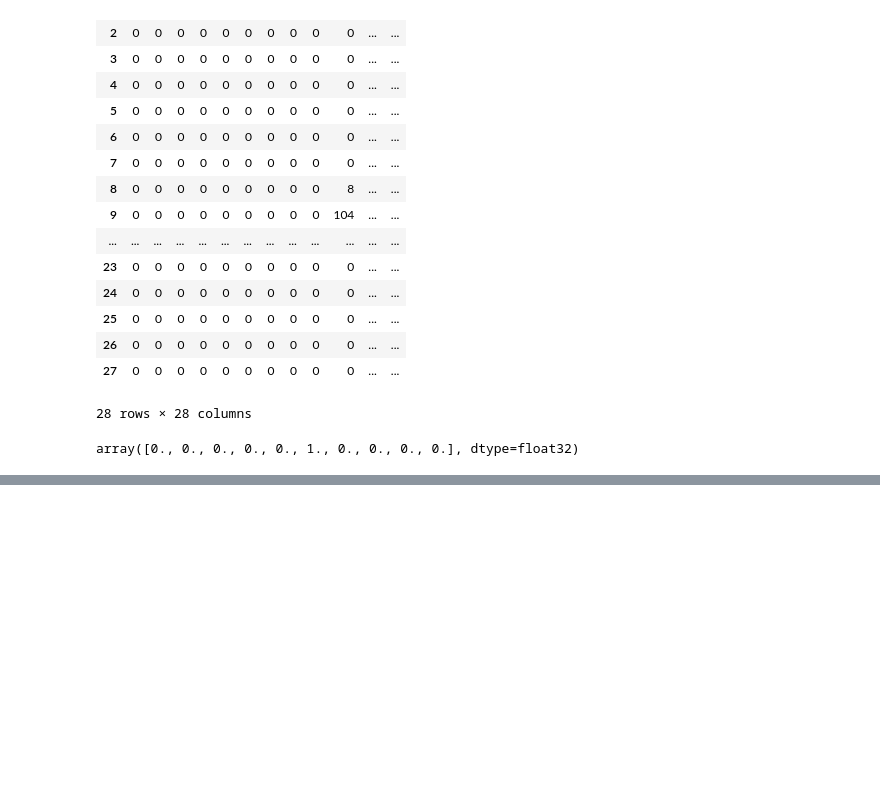
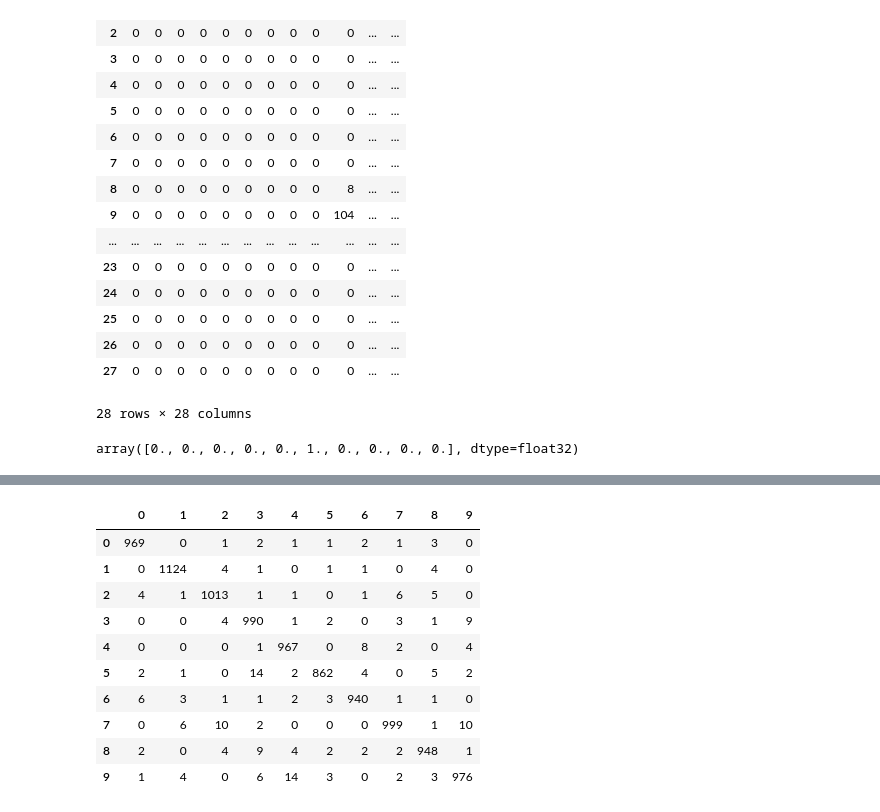
Before and after one commit to Elwing-Chou/cb104, a Jupyter notebook: mlp.ipynb, the cells around one changed output, grey strips where cells are left out. Saved outputs shown, nothing was run; the diff lists cells and outputs as text; code cells hidden in the pictures; blank space fills up the shorter version.

```diff
--- a/mlp.ipynb
+++ b/mlp.ipynb
@@ -78,0 +119,16 @@ _________________________________________________________________
+# %%
+from sklearn.metrics import confusion_matrix
+import pandas as pd
+pd.DataFrame(confusion_matrix(y_test, mlp.predict_classes(x_test_shape)))
+# %% [output]
+|  | 0 | 1 | 2 | 3 | 4 | 5 | 6 | 7 | 8 | 9 |
+| 0 | 969 | 0 | 1 | 2 | 1 | 1 | 2 | 1 | 3 | 0 |
+| 1 | 0 | 1124 | 4 | 1 | 0 | 1 | 1 | 0 | 4 | 0 |
+| 2 | 4 | 1 | 1013 | 1 | 1 | 0 | 1 | 6 | 5 | 0 |
+| 3 | 0 | 0 | 4 | 990 | 1 | 2 | 0 | 3 | 1 | 9 |
+| 4 | 0 | 0 | 0 | 1 | 967 | 0 | 8 | 2 | 0 | 4 |
+| 5 | 2 | 1 | 0 | 14 | 2 | 862 | 4 | 0 | 5 | 2 |
+| 6 | 6 | 3 | 1 | 1 | 2 | 3 | 940 | 1 | 1 | 0 |
+| 7 | 0 | 6 | 10 | 2 | 0 | 0 | 0 | 999 | 1 | 10 |
+| 8 | 2 | 0 | 4 | 9 | 4 | 2 | 2 | 2 | 948 | 1 |
+| 9 | 1 | 4 | 0 | 6 | 14 | 3 | 0 | 2 | 3 | 976 |
```
Also changed, not shown: parts of 5 cells of this notebook.
